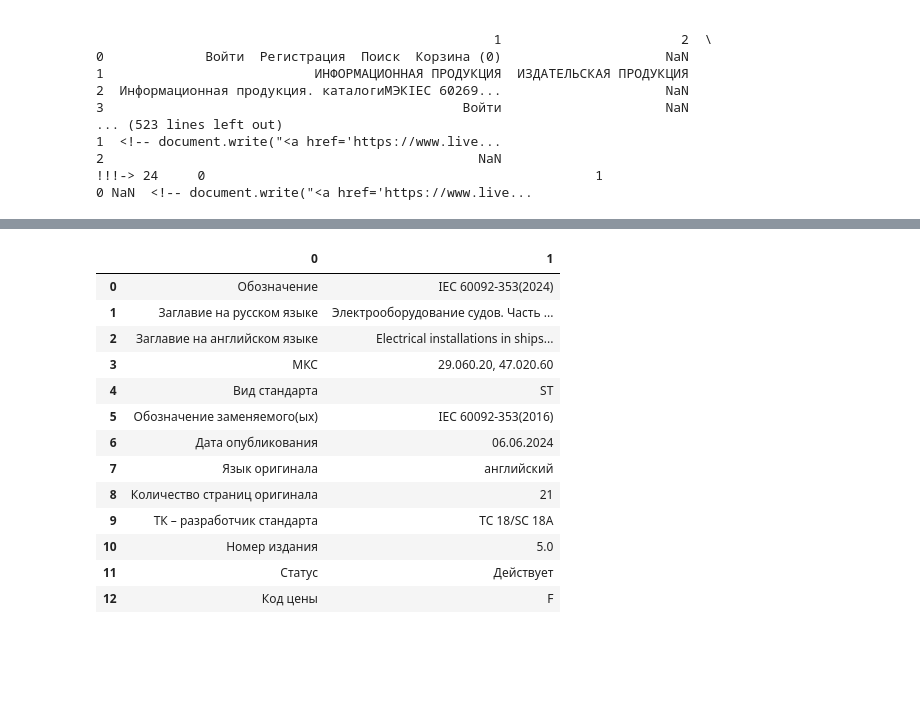
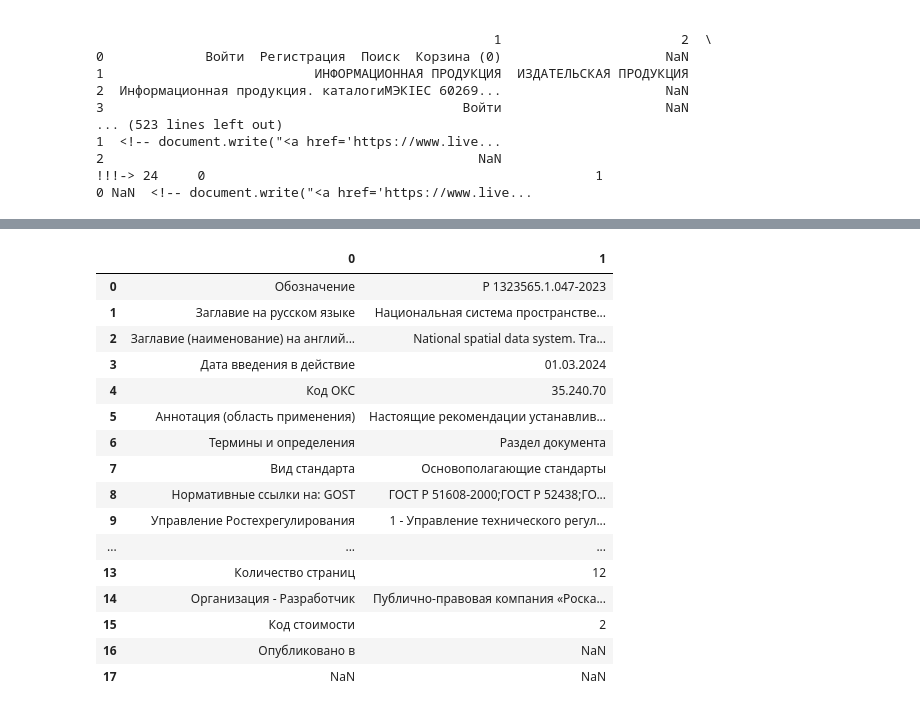
Before and after one commit to OVP2023/ML, a Jupyter notebook: парсинг.ipynb, the cells around one changed output, grey strips where cells are left out. Drawn from its saved outputs; the diff is of its cells as text; code cells hidden in the pictures; blank space fills up the shorter version.

```diff
--- a/парсинг.ipynb
+++ b/парсинг.ipynb
@@ -105,21 +218,24 @@ df.head(10)
 # %%
-#Парсим страничку ГОСТа
-table1=pd.read_html('https://www.standards.ru/document/7530482.aspx', encoding="WINDOWS-1251")
+#Парсим страничку Р, ПР, РД
+table1=pd.read_html('https://www.standards.ru/document/7476817.aspx', encoding="WINDOWS-1251")
 df=pd.DataFrame()
 df=table1[13]
-df.head(13)
+df.head(19)
 # %% [output]
 |  | 0 | 1 |
-| 0 | Обозначение | IEC 60092-353(2024) |
-| 1 | Заглавие на русском языке | Электрооборудование судов. Часть ... |
-| 2 | Заглавие на английском языке | Electrical installations in ships... |
-| 3 | МКС | 29.060.20, 47.020.60 |
-| 4 | Вид стандарта | ST |
-| 5 | Обозначение заменяемого(ых) | IEC 60092-353(2016) |
-| 6 | Дата опубликования | 06.06.2024 |
-| 7 | Язык оригинала | английский |
-| 8 | Количество страниц оригинала | 21 |
-| 9 | ТК – разработчик стандарта | TC 18/SC 18A |
-| 10 | Номер издания | 5.0 |
-| 11 | Статус | Действует |
-| 12 | Код цены | F |
+| 0 | Обозначение | Р 1323565.1.047-2023 |
+| 1 | Заглавие на русском языке | Национальная система пространстве... |
+| 2 | Заглавие (наименование) на англий... | National spatial data system. Tra... |
+| 3 | Дата введения в действие | 01.03.2024 |
+| 4 | Код ОКС | 35.240.70 |
+| 5 | Аннотация (область применения) | Настоящие рекомендации устанавлив... |
+| 6 | Термины и определения | Раздел документа |
+| 7 | Вид стандарта | Основополагающие стандарты |
+| 8 | Нормативные ссылки на: GOST | ГОСТ Р 51608-2000;ГОСТ Р 52438;ГО... |
+| 9 | Управление Ростехрегулирования | 1 - Управление технического регул... |
+| ... | ... | ... |
+| 13 | Количество страниц | 12 |
+| 14 | Организация - Разработчик | Публично-правовая компания «Роска... |
+| 15 | Код стоимости | 2 |
+| 16 | Опубликовано в | NaN |
+| 17 | NaN | NaN |
```
Also changed, not shown: parts of 9 cells of this notebook.
